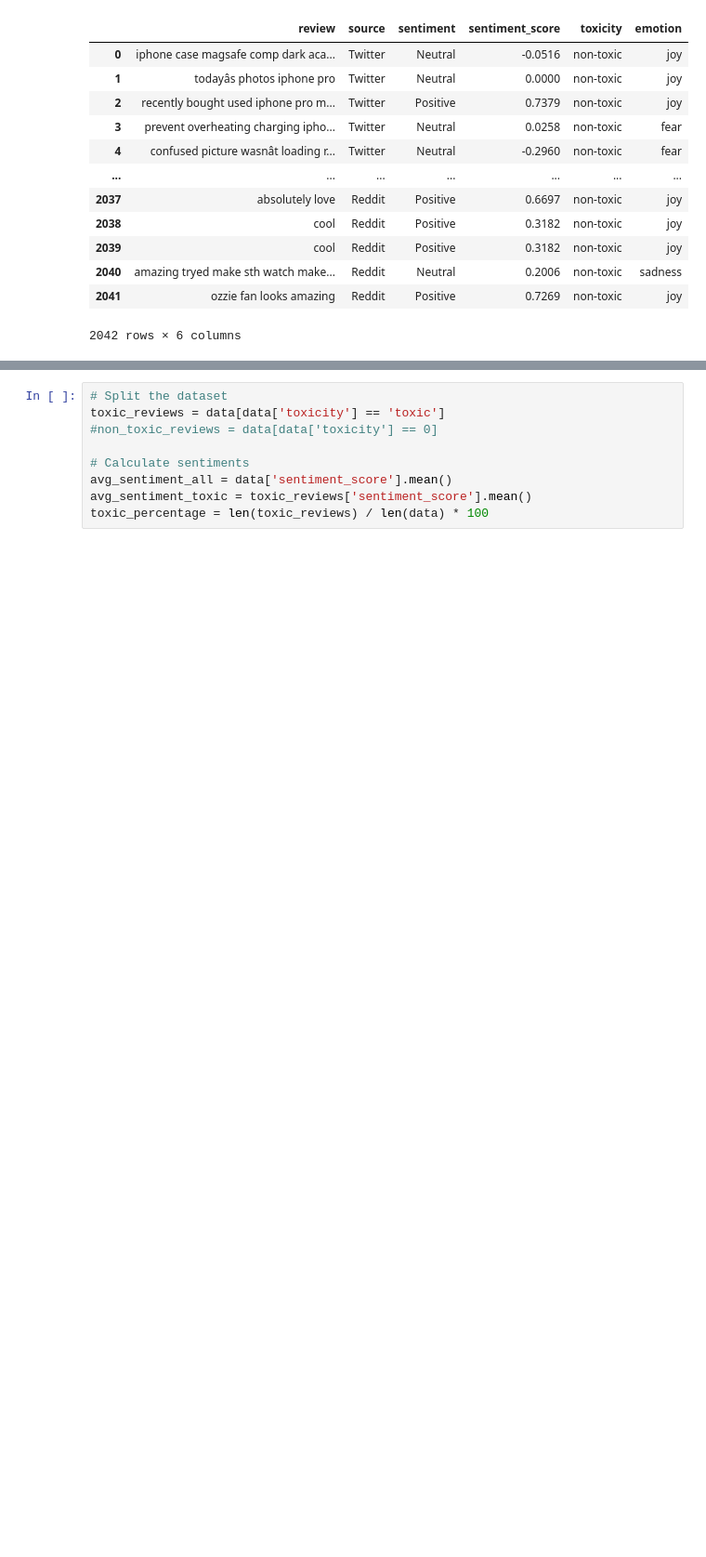
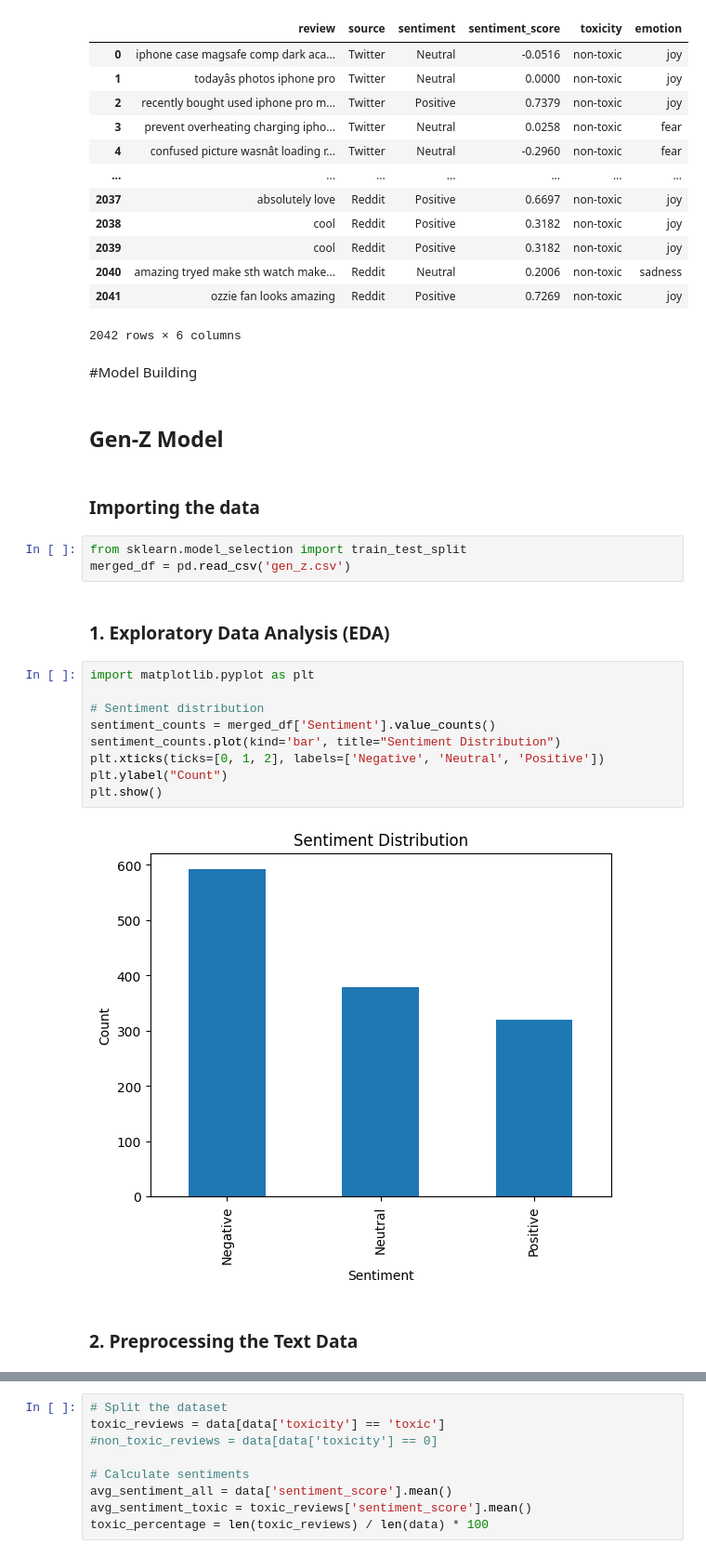
Before and after one commit to adambht/MarketMind_deepThinkers, a Jupyter notebook: Models/Sentiment Analysis/sentiment_analysis.ipynb, the cells around one changed output, grey strips where cells are left out. Shown at 93% size. Cells and saved outputs as stored; diff of their text form; blank space fills up the shorter version.

Commit message:
Gen Z model building + Tunisian Dialect

```diff
--- a/Models/Sentiment Analysis/sentiment_analysis.ipynb
+++ b/Models/Sentiment Analysis/sentiment_analysis.ipynb
@@ -864,3 +881,27 @@ data
 | 2040 | amazing tryed make sth watch make... | Reddit | Neutral | 0.2006 | non-toxic | sadness |
 | 2041 | ozzie fan looks amazing | Reddit | Positive | 0.7269 | non-toxic | joy |
 2042 rows × 6 columns
+# %% [markdown]
+#Model Building
+# %% [markdown]
+## Gen-Z Model
+# %% [markdown]
+### Importing the data
+# %%
+from sklearn.model_selection import train_test_split
+merged_df = pd.read_csv('gen_z.csv')
+# %% [markdown]
+### 1. Exploratory Data Analysis (EDA)
+# %%
+import matplotlib.pyplot as plt
+
+# Sentiment distribution
+sentiment_counts = merged_df['Sentiment'].value_counts()
+sentiment_counts.plot(kind='bar', title="Sentiment Distribution")
+plt.xticks(ticks=[0, 1, 2], labels=['Negative', 'Neutral', 'Positive'])
+plt.ylabel("Count")
+plt.show()
+# %% [output]
+[figure, added]
+# %% [markdown]
+### 2. Preprocessing the Text Data
```
Also changed, not shown: parts of 57 cells of this notebook.
